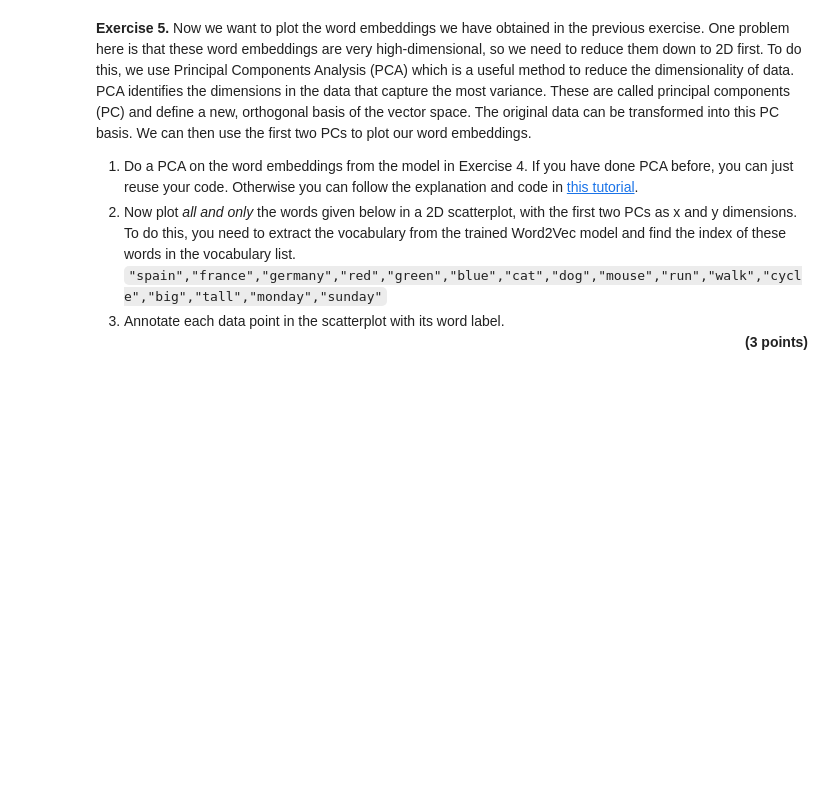
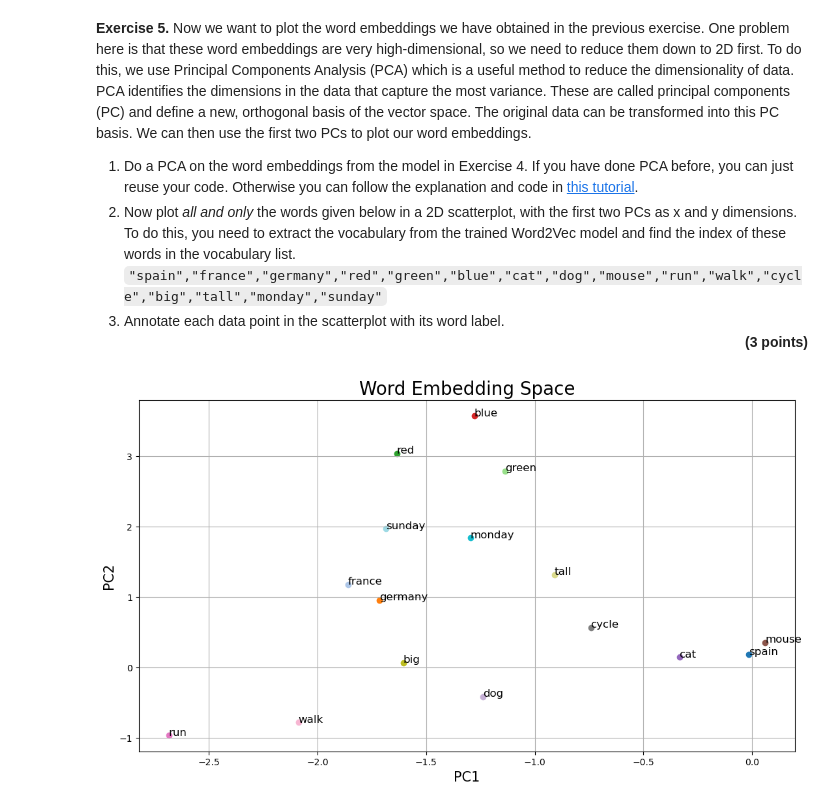
Before and after one commit to DerOeko/SOW-BKI250NLP, a Jupyter notebook: a6/samu_assignment_6.ipynb, the cells around one changed output. Drawn from its saved outputs; the diff is of its cells as text; code cells hidden in the pictures; blank space fills up the shorter version.

```diff
--- a/a6/samu_assignment_6.ipynb
+++ b/a6/samu_assignment_6.ipynb
@@ -83,20 +274,41 @@ odd_one_out = [["bed","pillow","duvet","shower"],["cat","dog","mouse","france"],
 # %%
 %matplotlib inline
 import pandas as pd
 import numpy as np
-
 # extract the words vectors from trained model
-word_vectors = pd.DataFrame(word2vec.wv.vectors)
+word_vectors = pd.DataFrame(model.wv.vectors)
+word_vectors_np = word_vectors.to_numpy()
+mean_vec = np.mean(word_vectors_np, axis=0)
+mean_free_vec = word_vectors_np - mean_vec
+cov_matrix = np.cov(mean_free_vec, rowvar=False)
+eig_values, eig_vectors = np.linalg.eig(cov_matrix)
+sorted_indices = np.argsort(eig_values)[::-1]
+eig_values = eig_values[sorted_indices]
+eig_vectors = eig_vectors[:,sorted_indices]
+components = eig_vectors[:, :2]
+transformed_word_vectors = np.dot(mean_free_vec, components)
 
 # your code here
 
 import matplotlib.pyplot as plt
 plt.figure(figsize=(13,7))
 plt.xlabel("PC1",size=15)
 plt.ylabel("PC2",size=15)
 plt.title("Word Embedding Space", size=20)
 
 # these are the select words that we want to plot; we do not want to plot all the words in the vocabulary
 words = ["spain","france","germany","red","green","blue","cat","dog","mouse","run","walk","cycle","big","tall","monday","sunday"]
+vocabulary = model.wv.key_to_index
+cmap = plt.get_cmap('tab20', len(words))
+
+for i, word in enumerate(words):
+    index = vocabulary[word]
+    x = transformed_word_vectors[index, 0]
+    y = transformed_word_vectors[index, 1]
+    plt.annotate(word, (x, y), fontsize=12)
+    plt.scatter(x, y, color=cmap(i))
+plt.grid(True)
 
 # your code here
+# %% [output]
+[figure, added]
```
Also changed, not shown: parts of 6 cells of this notebook.
